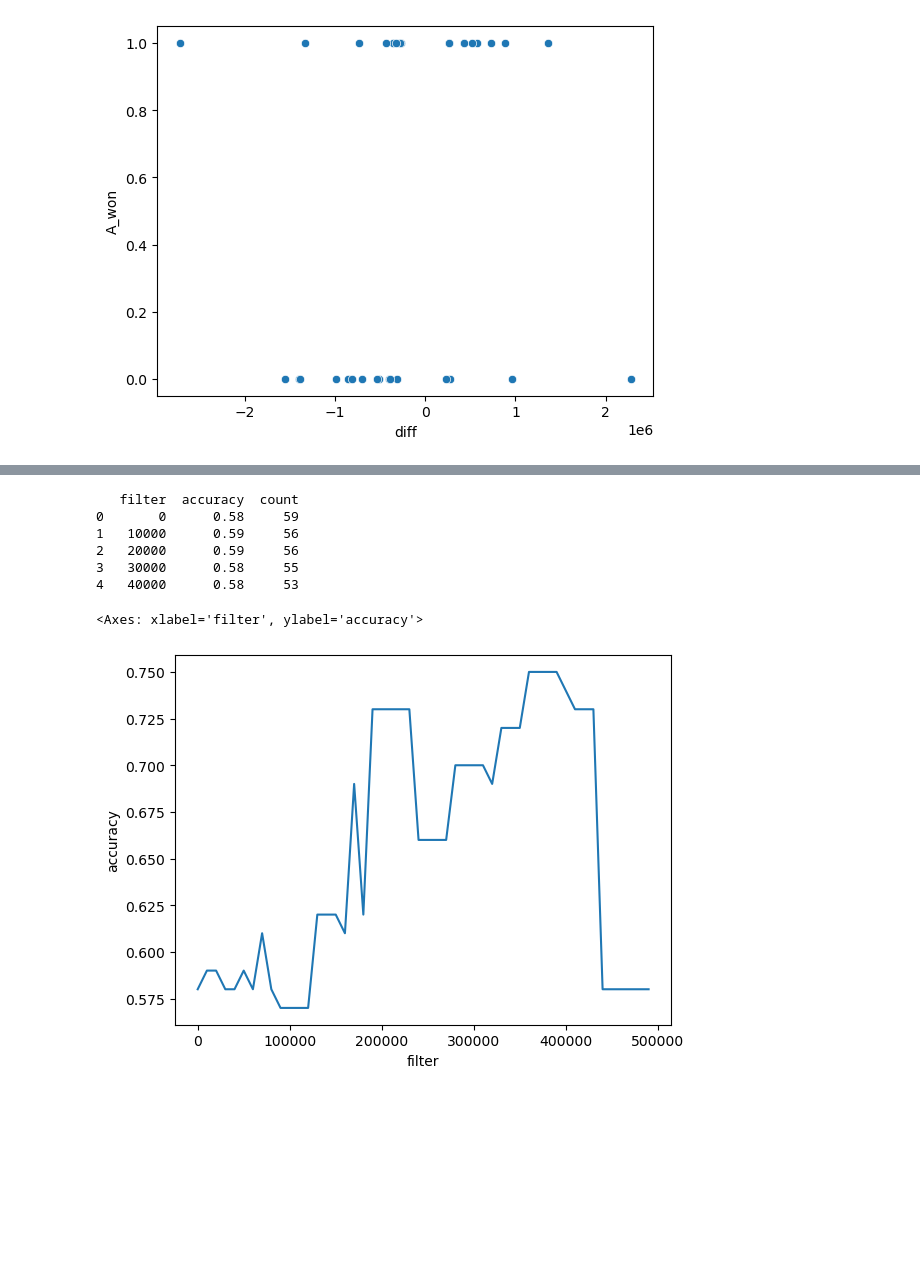
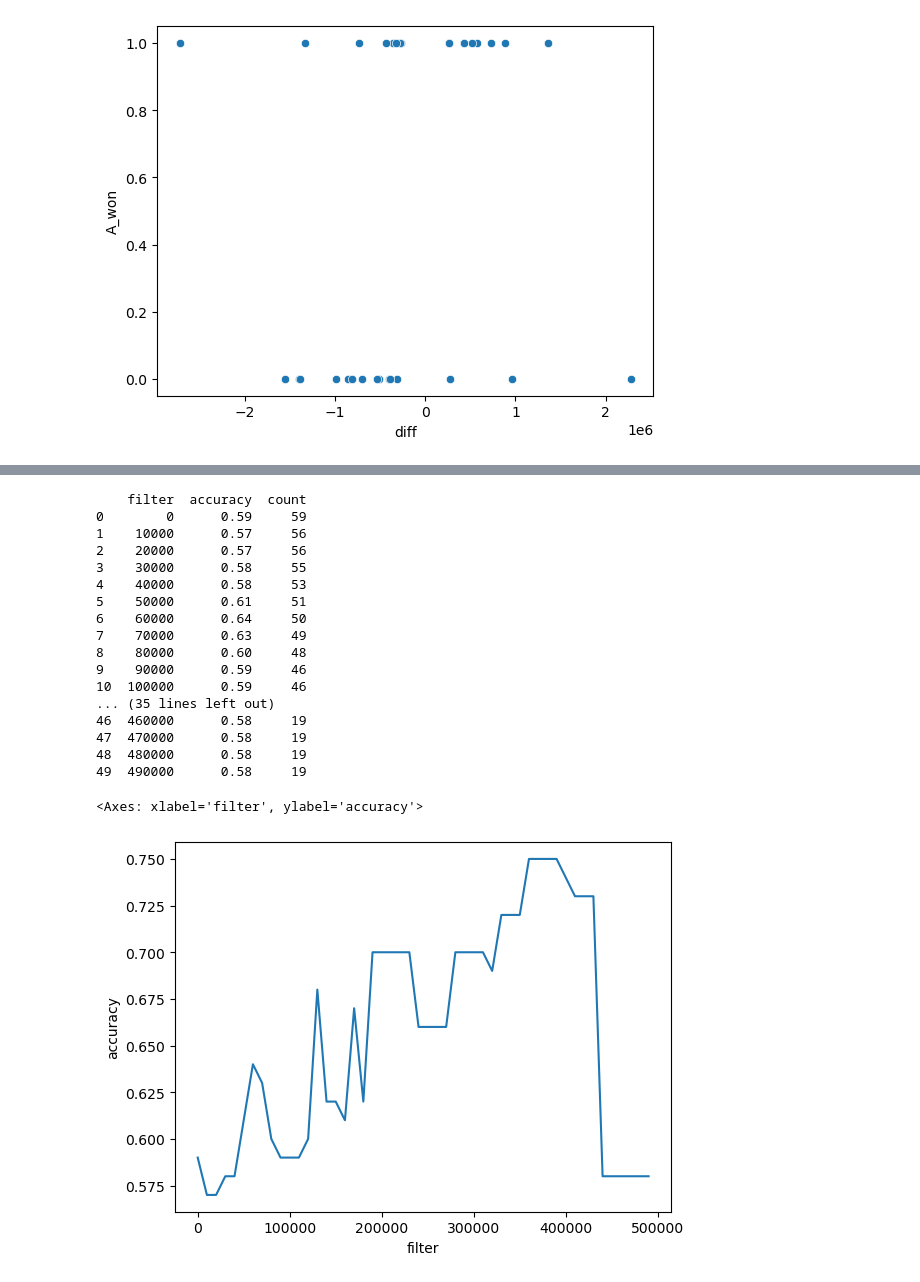
Before and after one commit to nikhilc52/campaign_trails_cdj, a Jupyter notebook: model/model.ipynb, the cells around one changed output, grey strips where cells are left out. Cells and saved outputs as stored; diff of their text form; code cells hidden in the pictures; blank space fills up the shorter version.

Commit message:
appended fixed model section

```diff
--- a/model/model.ipynb
+++ b/model/model.ipynb
@@ -19,4 +19,8 @@ sns.scatterplot(data, x='diff',y='A_won')
 # %% [output]
 <Axes: xlabel='diff', ylabel='A_won'>
 [figure]
+# %%
+def Normalizer(df_cols):
+    scaler = preprocessing.StandardScaler().fit(df_cols)
+    return(scaler.transform(df_cols))
 # %%
@@ -101,34 +121,45 @@ Trump: 41.49174517839281
 # %%
-data_binary = pd.read_csv('campaign_csvs/people_visited_comparison.csv')
+data_binary = pd.read_csv('../campaign_csvs/people_visited_comparison.csv')
 
 data_binary = duckdb.sql("""SELECT *, visits_A - visits_B AS diff FROM data_binary WHERE visits_A > 0 AND visits_B > 0""").df()
 
 filter = []
 accuracy = []
 count = []
 
 for i in range(0, 500000, 10000):
     data_binary = data_binary[abs(data_binary['diff']) > i]
 
-    model_binary = LogisticRegression().fit(data_binary['diff'].values.reshape(-1,1),
+    model_binary = LogisticRegression().fit(Normalizer(data_binary['diff'].values.reshape(-1,1)),
                                         data_binary['A_won'].values.reshape(-1,1))
 
-    data_binary['predictions'] = model_binary.predict(data_binary['diff'].values.reshape(-1,1))
+    data_binary['predictions'] = model_binary.predict(Normalizer(data_binary['diff'].values.reshape(-1,1)))
     filter.append(i)
     accuracy.append(round(accuracy_score(data_binary[['predictions']], data_binary[['A_won']]),2))
     count.append(len(data_binary))
     # print(f'Filter: {i} Accuracy: {round(accuracy_score(data_binary[['predictions']], data_binary[['A_won']]),2)},\
     #       Count: {len(data_binary)}')
 
 df = pd.DataFrame({'filter':filter,'accuracy':accuracy, 'count':count})
-print(df.head())
+print(df)
 sns.lineplot(df, x='filter',y='accuracy')
 # %% [output]
-   filter  accuracy  count
-0       0      0.58     59
-1   10000      0.59     56
-2   20000      0.59     56
-3   30000      0.58     55
-4   40000      0.58     53
+    filter  accuracy  count
+0        0      0.59     59
+1    10000      0.57     56
+2    20000      0.57     56
+3    30000      0.58     55
+4    40000      0.58     53
+5    50000      0.61     51
+6    60000      0.64     50
+7    70000      0.63     49
+8    80000      0.60     48
+9    90000      0.59     46
+10  100000      0.59     46
+... (35 lines left out)
+46  460000      0.58     19
+47  470000      0.58     19
+48  480000      0.58     19
+49  490000      0.58     19
 <Axes: xlabel='filter', ylabel='accuracy'>
-[figure, old version]
+[figure, new version]
```
Also changed, not shown: parts of 6 cells of this notebook, 5 other files.
